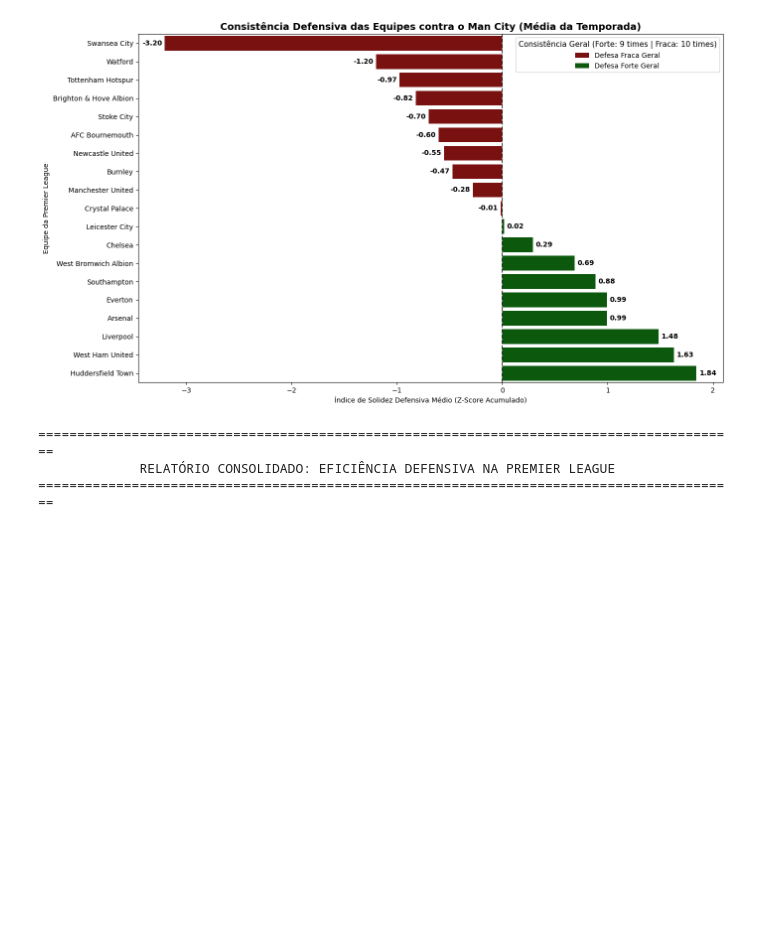
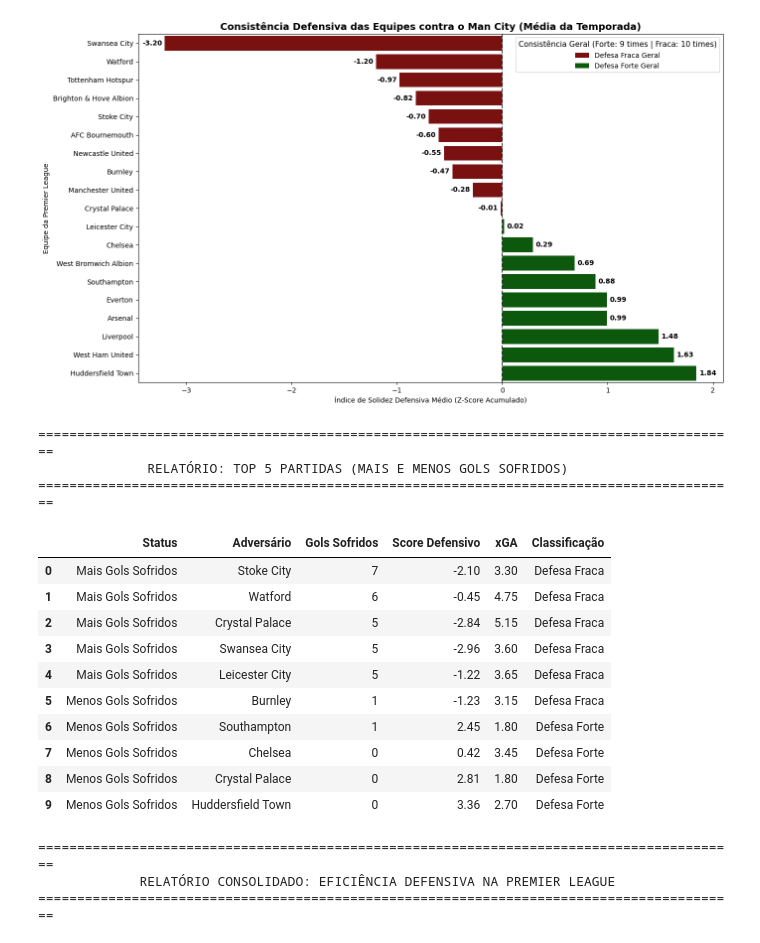
Before and after one commit to GARCl-A/city-analysis, a Jupyter notebook: main.ipynb, the cells around one changed output. Drawn from its saved outputs; the diff is of its cells as text; code cells hidden in the pictures; blank space fills up the shorter version.

```diff
--- a/main.ipynb
+++ b/main.ipynb
@@ -541,6 +541,55 @@ plt.savefig("CDAF_Manchester_City_Defesa_Media_Temporada.png", dpi=300)
 plt.show()
 # %% [output]
 [figure]
+# %%
+# 1. Preparação: Garantir ordenação decrescente por gols sofridos
+df_sorted = df_defesa.sort_values(by='Gols_Sofridos_Adversario', ascending=False)
+
+# 2. Selecionar os 5 piores (Mais gols sofridos)
+piores_5 = df_sorted.head(5).copy()
+piores_5['Tipo'] = 'Mais Gols Sofridos'
+
+# 3. Selecionar os 5 melhores (Menos gols sofridos)
+melhores_5 = df_sorted.tail(5).copy()
+melhores_5['Tipo'] = 'Menos Gols Sofridos'
+
+# 4. Combinar e filtrar as colunas desejadas (Incluindo Score_Defensivo)
+df_relatorio_final = pd.concat([piores_5, melhores_5])
+
+df_relatorio_final = df_relatorio_final[[
+    'Tipo', 'Adversario', 'Gols_Sofridos_Adversario', 'Score_Defensivo',
+    'xGA_Acumulado_Adversario', 'Classificacao_Defesa'
+]]
+
+# Arredondamentos para melhor leitura
+df_relatorio_final['Score_Defensivo'] = df_relatorio_final['Score_Defensivo'].round(2)
+df_relatorio_final['xGA_Acumulado_Adversario'] = df_relatorio_final['xGA_Acumulado_Adversario'].round(2)
+
+# Renomeando colunas
+df_relatorio_final.columns = [
+    'Status', 'Adversário', 'Gols Sofridos', 'Score Defensivo', 'xGA', 'Classificação'
+]
+
+# Exibição
+print("==========================================================================================")
+print("              RELATÓRIO: TOP 5 PARTIDAS (MAIS E MENOS GOLS SOFRIDOS)                      ")
+print("==========================================================================================")
+display(df_relatorio_final.reset_index(drop=True))
+# %% [output]
+==========================================================================================
+              RELATÓRIO: TOP 5 PARTIDAS (MAIS E MENOS GOLS SOFRIDOS)
+==========================================================================================
+|  | Status | Adversário | Gols Sofridos | Score Defensivo | xGA | Classificação |
+| 0 | Mais Gols Sofridos | Stoke City | 7 | -2.10 | 3.30 | Defesa Fraca |
+| 1 | Mais Gols Sofridos | Watford | 6 | -0.45 | 4.75 | Defesa Fraca |
+| 2 | Mais Gols Sofridos | Crystal Palace | 5 | -2.84 | 5.15 | Defesa Fraca |
+| 3 | Mais Gols Sofridos | Swansea City | 5 | -2.96 | 3.60 | Defesa Fraca |
+| 4 | Mais Gols Sofridos | Leicester City | 5 | -1.22 | 3.65 | Defesa Fraca |
+| 5 | Menos Gols Sofridos | Burnley | 1 | -1.23 | 3.15 | Defesa Fraca |
+| 6 | Menos Gols Sofridos | Southampton | 1 | 2.45 | 1.80 | Defesa Forte |
+| 7 | Menos Gols Sofridos | Chelsea | 0 | 0.42 | 3.45 | Defesa Forte |
+| 8 | Menos Gols Sofridos | Crystal Palace | 0 | 2.81 | 1.80 | Defesa Forte |
+| 9 | Menos Gols Sofridos | Huddersfield Town | 0 | 3.36 | 2.70 | Defesa Forte |
 # %%
 import numpy as np
 import pandas as pd
```
